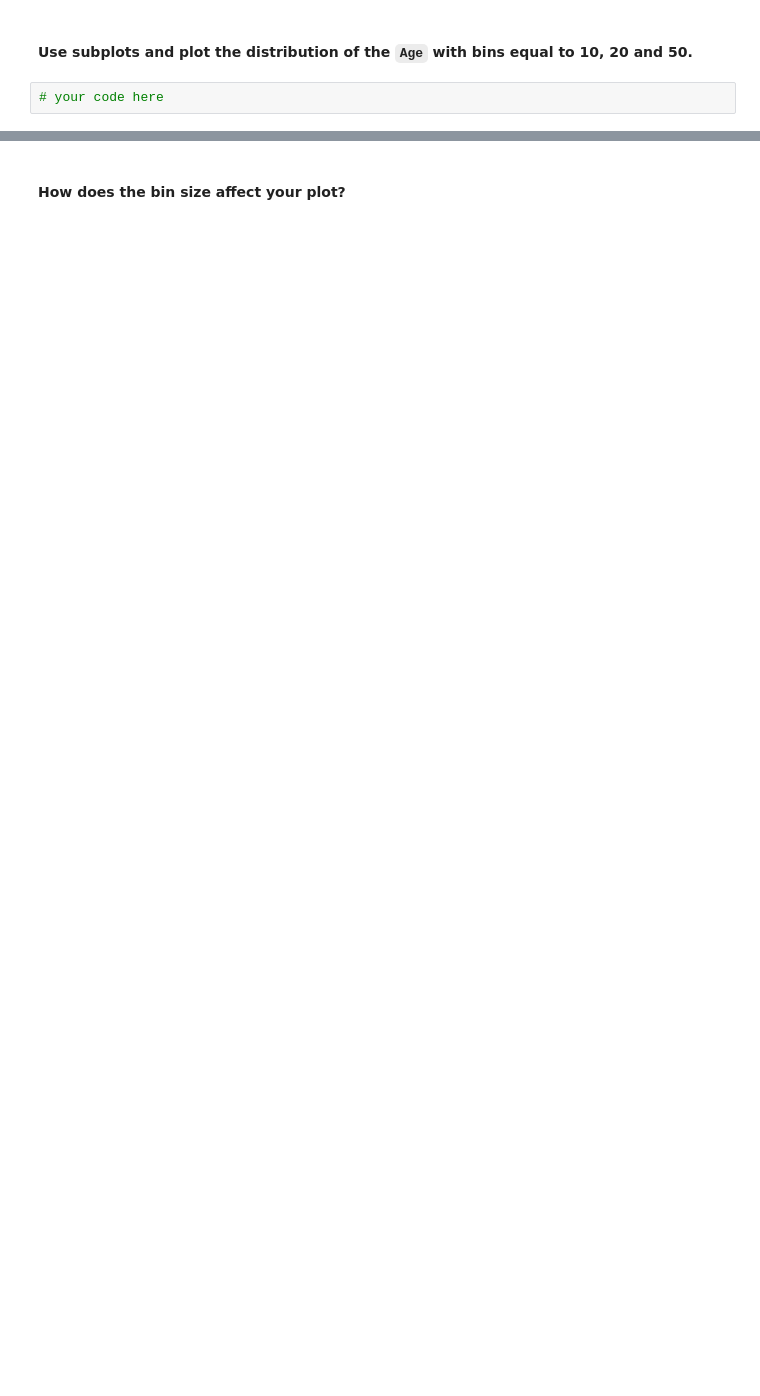
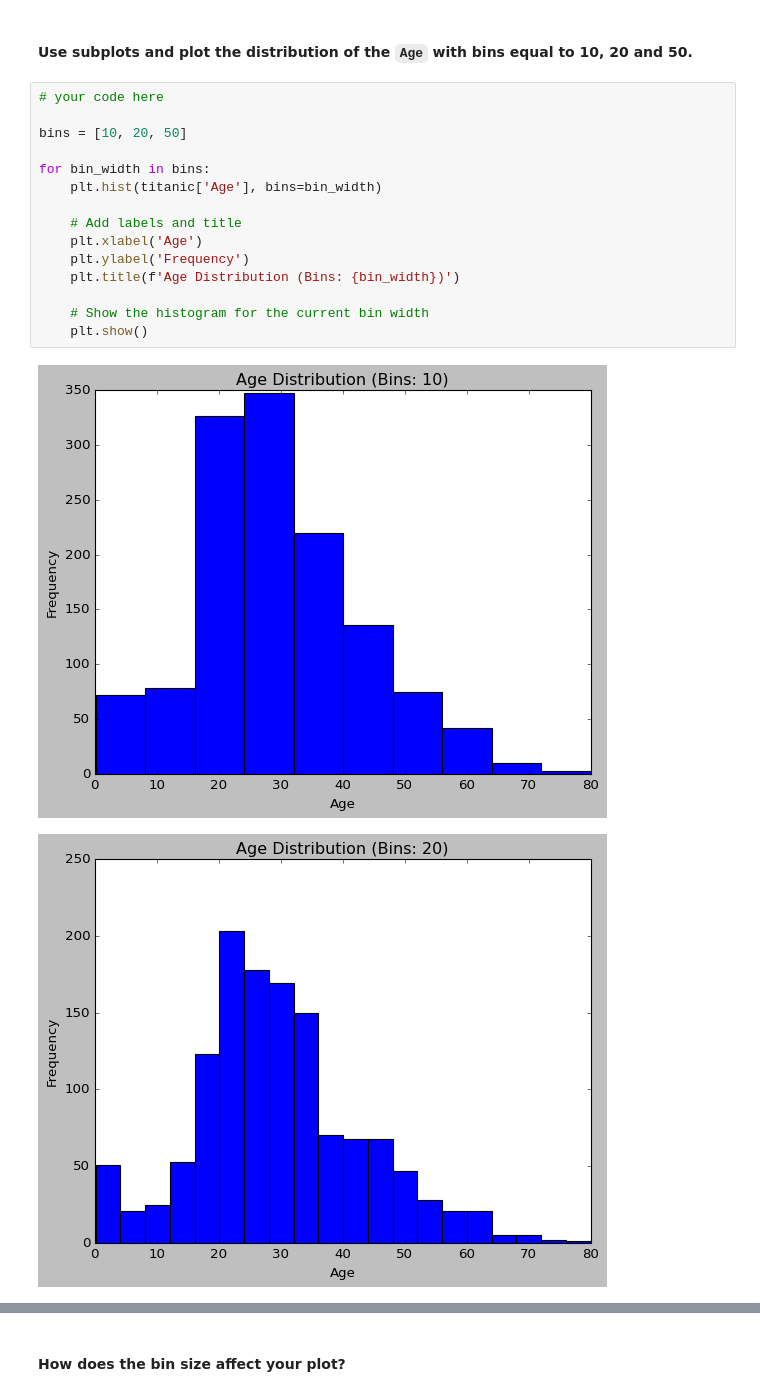
Before and after one commit to Ironhack-Data-Madrid-Octubre-2023/5.2-lab_matplotlib_seaborn, a Jupyter notebook: your-code/main.ipynb, the cells around one changed output, grey strips where cells are left out. Cells and saved outputs as stored; diff of their text form; blank space fills up the shorter version.

```diff
--- a/your-code/main.ipynb
+++ b/your-code/main.ipynb
@@ -104,4 +198,20 @@ min_vs_steps=fitbit[['Steps','Minutes Lightly Active','Minutes Very Active','Min
 # %% [markdown]
 #### Use subplots and plot the distribution of the `Age`  with bins equal to 10, 20 and 50.
-# %%
-# your code here
+# %%
+# your code here
+
+bins = [10, 20, 50]
+
+for bin_width in bins:
+    plt.hist(titanic['Age'], bins=bin_width)
+
+    # Add labels and title
+    plt.xlabel('Age')
+    plt.ylabel('Frequency')
+    plt.title(f'Age Distribution (Bins: {bin_width})')
+
+    # Show the histogram for the current bin width
+    plt.show()
+# %% [output]
+[figure, added]
+[figure, added]
```
Also changed, not shown: parts of 43 cells of this notebook.
